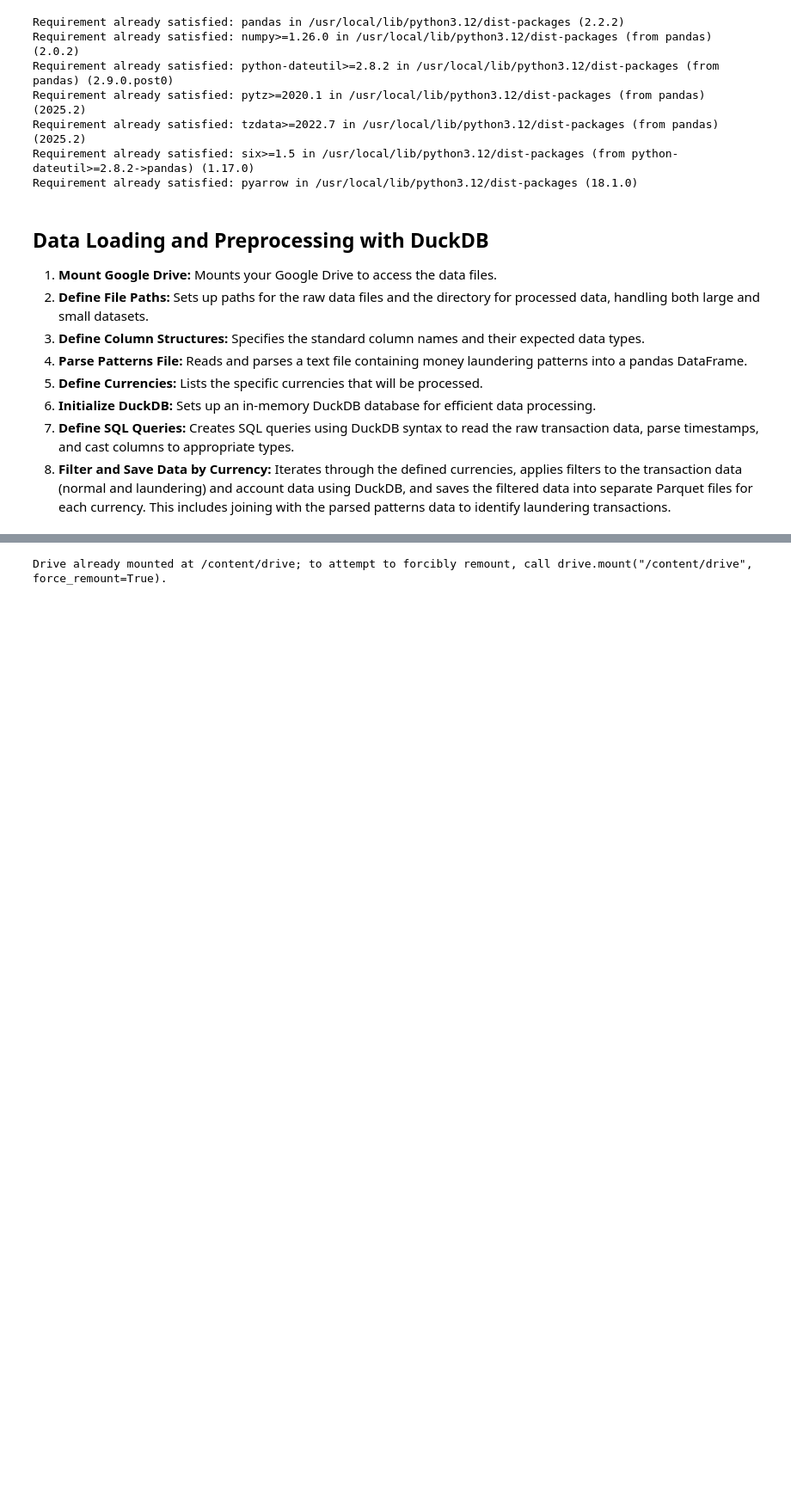
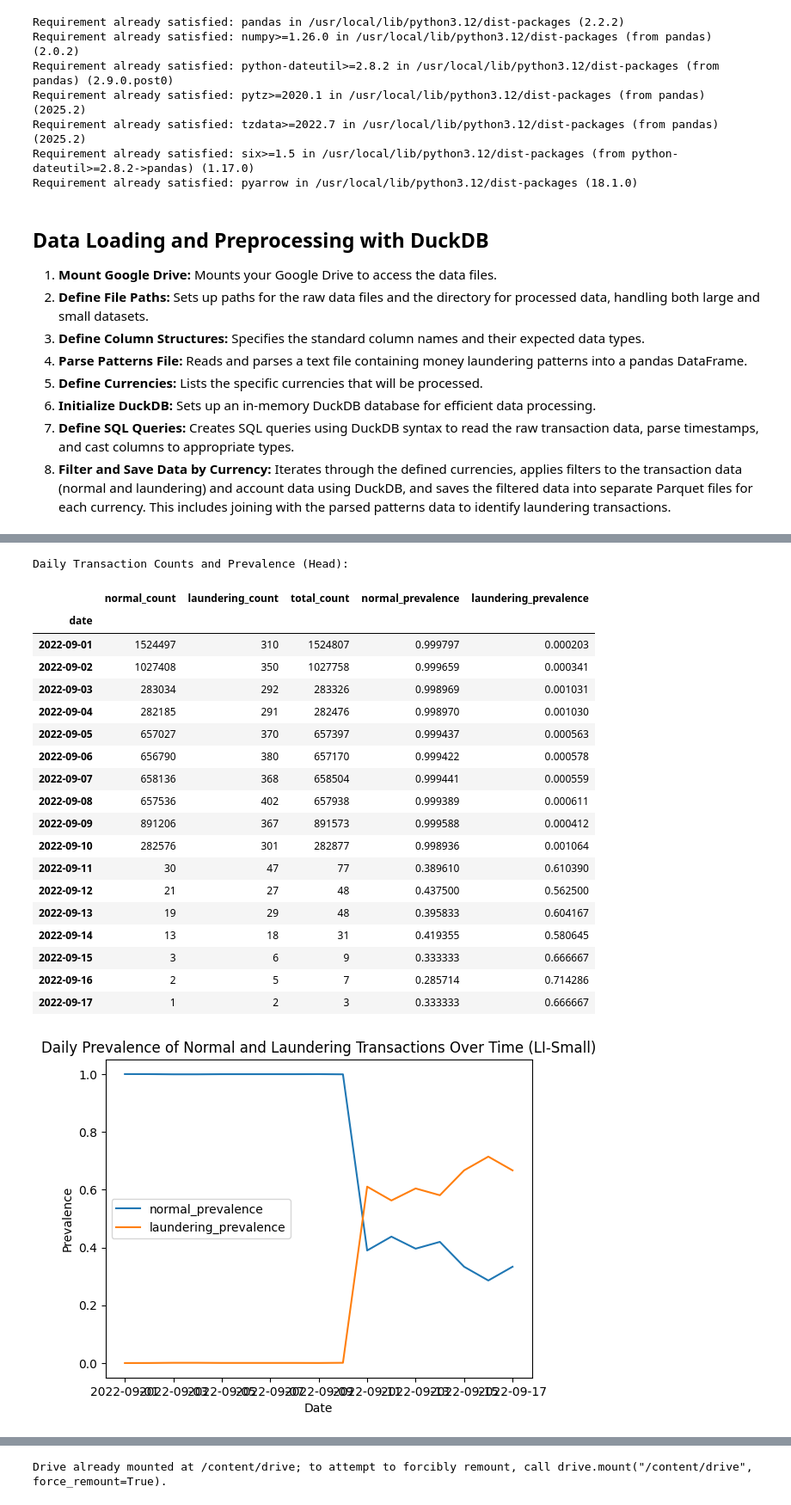
Before and after one commit to caetano-dev/PixFraudDetection, a Jupyter notebook: TCC.ipynb, the cells around one changed output, grey strips where cells are left out. Shown at 86% size. Cells and saved outputs as stored; diff of their text form; code cells hidden in the pictures; blank space fills up the shorter version.

Commit message:
adding investigation plots for datasets

```diff
--- a/TCC.ipynb
+++ b/TCC.ipynb
@@ -361,0 +363,78 @@ Found data folder: /content/drive/MyDrive/AML
+# %%
+import pandas as pd
+import os
+import matplotlib.pyplot as plt
+
+# Define the path to the raw LI-Small transaction CSV
+DRIVE_DIR = '/content/drive/MyDrive/AML'
+TX_CSV = os.path.join(DRIVE_DIR, 'LI-Small_Trans.csv')
+
+# Define the column names for the raw data
+raw_column_names = [
+    'timestamp', 'from_bank', 'from_account', 'to_bank', 'to_account',
+    'amount_received', 'currency_received', 'amount_sent', 'currency_sent',
+    'payment_type', 'is_laundering'
+]
+
+# Load the raw CSV file into a pandas DataFrame
+try:
+    df_raw = pd.read_csv(TX_CSV, header=None, names=raw_column_names)
+
+    # Convert timestamp to datetime and extract the date
+    df_raw['timestamp'] = pd.to_datetime(df_raw['timestamp'], errors='coerce')
+    df_raw = df_raw.dropna(subset=['timestamp']) # Drop rows with invalid timestamps
+    df_raw['date'] = df_raw['timestamp'].dt.date
+
+    # Convert 'is_laundering' to numeric, coercing errors to NaN and filling with 0
+    df_raw['is_laundering'] = pd.to_numeric(df_raw['is_laundering'], errors='coerce').fillna(0).astype(int)
+
+    # Group by date and laundering status to count transactions
+    daily_counts = df_raw.groupby(['date', 'is_laundering']).size().unstack(fill_value=0)
+    daily_counts.columns = ['normal_count', 'laundering_count']
+
+    # Calculate total daily transactions
+    daily_counts['total_count'] = daily_counts['normal_count'] + daily_counts['laundering_count']
+
+    # Calculate daily prevalence for both transaction types
+    daily_counts['normal_prevalence'] = daily_counts['normal_count'] / daily_counts['total_count'].replace(0, pd.NA)
+    daily_counts['laundering_prevalence'] = daily_counts['laundering_count'] / daily_counts['total_count'].replace(0, pd.NA)
+
+
+    # Display the daily counts and prevalence (optional)
+    print("Daily Transaction Counts and Prevalence (Head):")
+    display(daily_counts)
+
+    # Plot the daily prevalence of normal and laundering transactions
+    daily_counts[['normal_prevalence', 'laundering_prevalence']].plot(kind='line')
+    plt.title('Daily Prevalence of Normal and Laundering Transactions Over Time (LI-Small)')
+    plt.xlabel('Date')
+    plt.ylabel('Prevalence')
+    plt.show()
+
+
+except FileNotFoundError:
+    print(f"Error: Raw transaction file not found at {TX_CSV}")
+except Exception as e:
+    print(f"An error occurred while processing the CSV: {e}")
+# %% [output]
+Daily Transaction Counts and Prevalence (Head):
+|  | normal_count | laundering_count | total_count | normal_prevalence | laundering_prevalence |
+| date |  |  |  |  |  |
+| 2022-09-01 | 1524497 | 310 | 1524807 | 0.999797 | 0.000203 |
+| 2022-09-02 | 1027408 | 350 | 1027758 | 0.999659 | 0.000341 |
+| 2022-09-03 | 283034 | 292 | 283326 | 0.998969 | 0.001031 |
+| 2022-09-04 | 282185 | 291 | 282476 | 0.998970 | 0.001030 |
+| 2022-09-05 | 657027 | 370 | 657397 | 0.999437 | 0.000563 |
+| 2022-09-06 | 656790 | 380 | 657170 | 0.999422 | 0.000578 |
+| 2022-09-07 | 658136 | 368 | 658504 | 0.999441 | 0.000559 |
+| 2022-09-08 | 657536 | 402 | 657938 | 0.999389 | 0.000611 |
+| 2022-09-09 | 891206 | 367 | 891573 | 0.999588 | 0.000412 |
+| 2022-09-10 | 282576 | 301 | 282877 | 0.998936 | 0.001064 |
+| 2022-09-11 | 30 | 47 | 77 | 0.389610 | 0.610390 |
+| 2022-09-12 | 21 | 27 | 48 | 0.437500 | 0.562500 |
+| 2022-09-13 | 19 | 29 | 48 | 0.395833 | 0.604167 |
+| 2022-09-14 | 13 | 18 | 31 | 0.419355 | 0.580645 |
+| 2022-09-15 | 3 | 6 | 9 | 0.333333 | 0.666667 |
+| 2022-09-16 | 2 | 5 | 7 | 0.285714 | 0.714286 |
+| 2022-09-17 | 1 | 2 | 3 | 0.333333 | 0.666667 |
+[figure, added]
```
Also changed, not shown: parts of 7 cells of this notebook.
